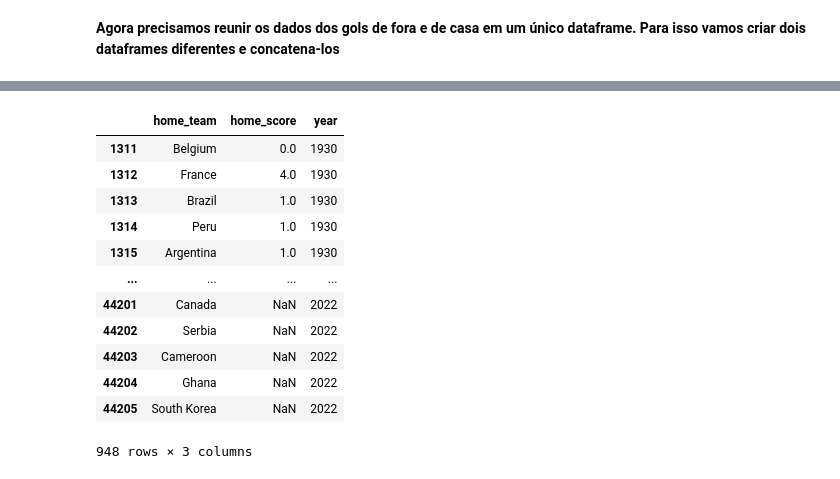
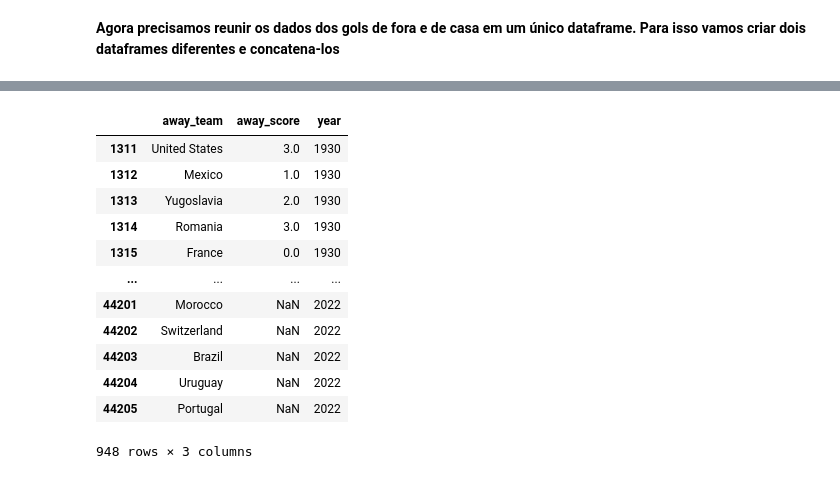
Before and after one commit to Hugox96/Analise_Copas, a Jupyter notebook: Copa_do_Mundo.ipynb, the cells around one changed output, grey strips where cells are left out. Cells and saved outputs as stored; diff of their text form; code cells hidden in the pictures.

```diff
--- a/Copa_do_Mundo.ipynb
+++ b/Copa_do_Mundo.ipynb
@@ -139,17 +157,17 @@ See the caveats in the documentation: https://pandas.pydata.org/pandas-docs/stab
 # %%
-gols_fora = dados_FIFA[["home_team", "home_score", "year"]]
+gols_fora = dados_FIFA[["away_team", "away_score", "year"]]
 gols_fora
 # %% [output]
-|  | home_team | home_score | year |
-| 1311 | Belgium | 0.0 | 1930 |
-| 1312 | France | 4.0 | 1930 |
-| 1313 | Brazil | 1.0 | 1930 |
-| 1314 | Peru | 1.0 | 1930 |
-| 1315 | Argentina | 1.0 | 1930 |
+|  | away_team | away_score | year |
+| 1311 | United States | 3.0 | 1930 |
+| 1312 | Mexico | 1.0 | 1930 |
+| 1313 | Yugoslavia | 2.0 | 1930 |
+| 1314 | Romania | 3.0 | 1930 |
+| 1315 | France | 0.0 | 1930 |
 | ... | ... | ... | ... |
-| 44201 | Canada | NaN | 2022 |
-| 44202 | Serbia | NaN | 2022 |
-| 44203 | Cameroon | NaN | 2022 |
-| 44204 | Ghana | NaN | 2022 |
-| 44205 | South Korea | NaN | 2022 |
+| 44201 | Morocco | NaN | 2022 |
+| 44202 | Switzerland | NaN | 2022 |
+| 44203 | Brazil | NaN | 2022 |
+| 44204 | Uruguay | NaN | 2022 |
+| 44205 | Portugal | NaN | 2022 |
 948 rows × 3 columns
```
Also changed, not shown: parts of 2 cells of this notebook.
